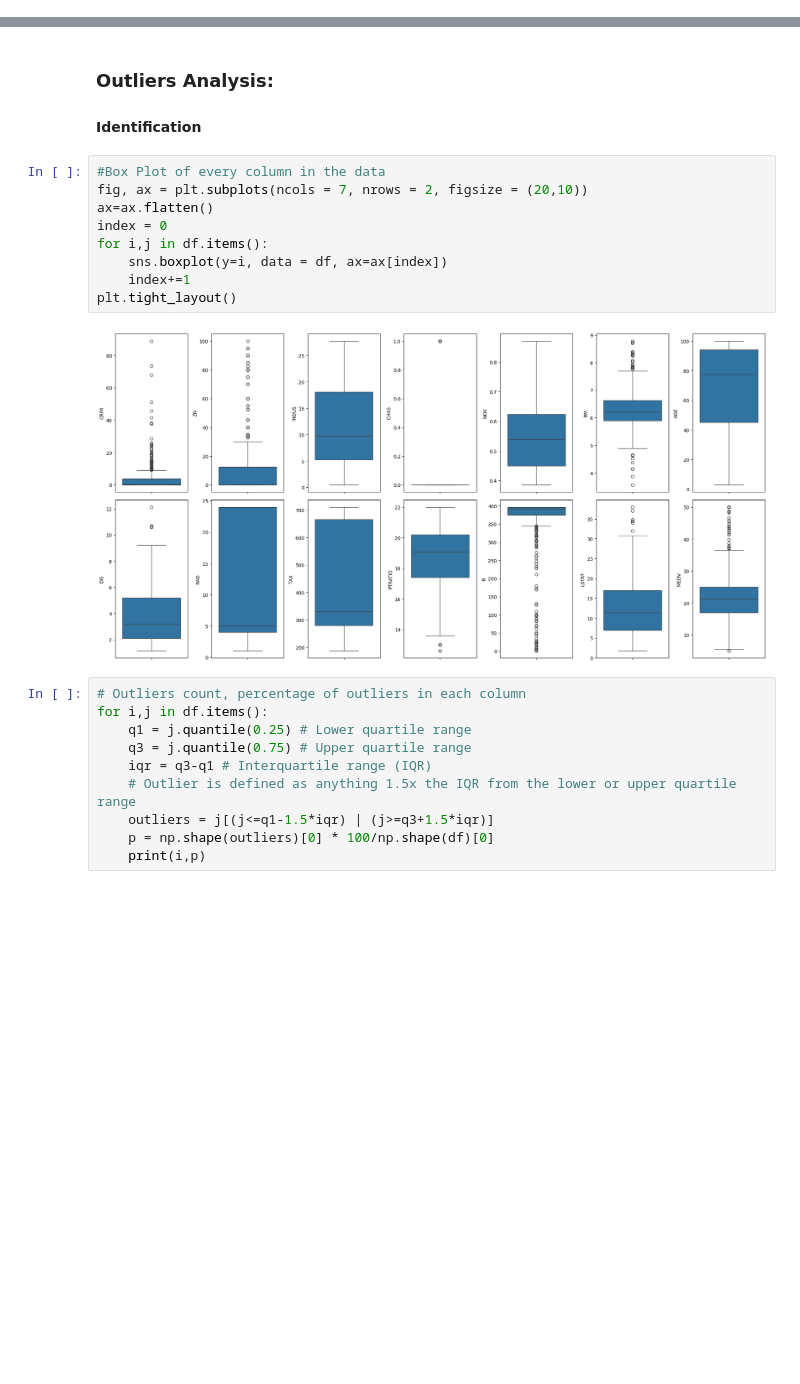
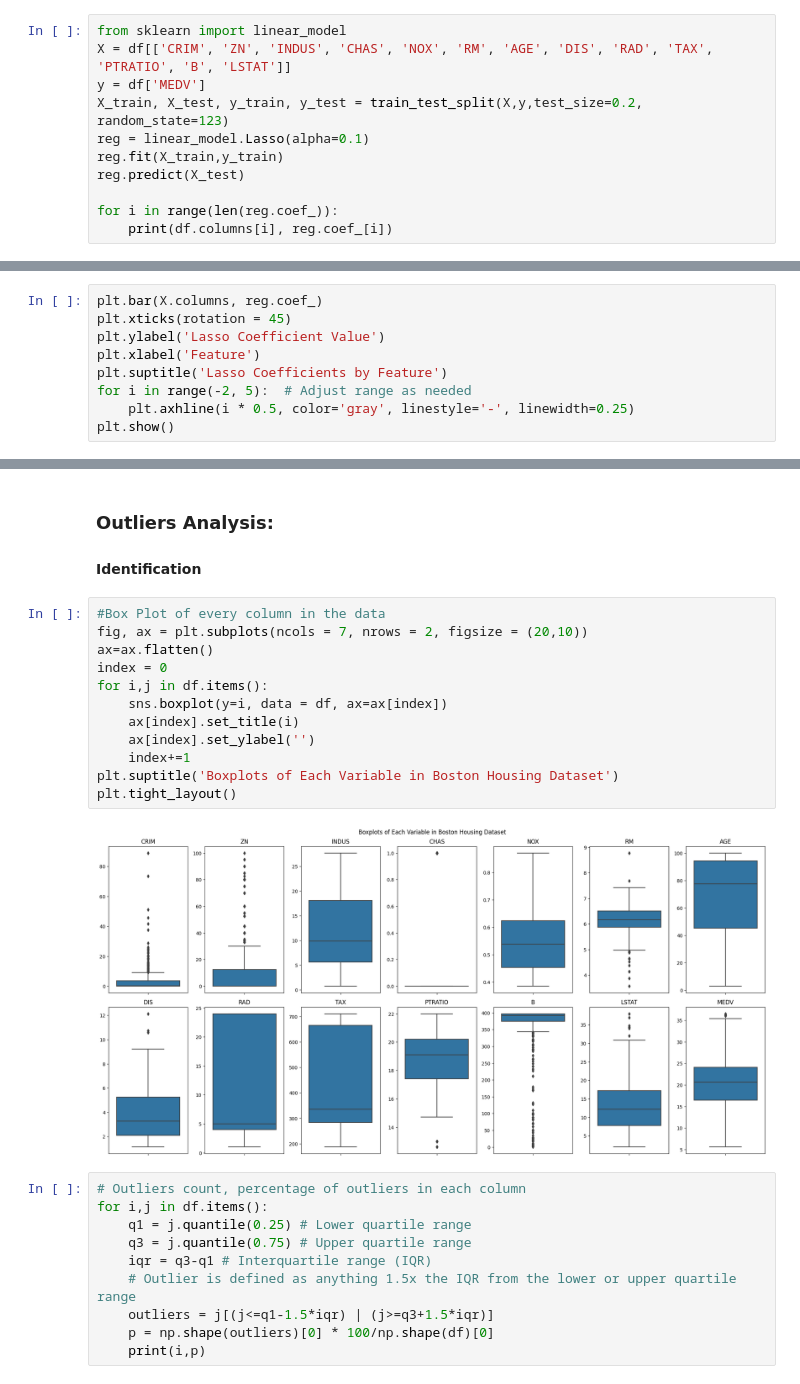
Before and after one commit to emmabland/JPM-Team-Yang, a Jupyter notebook: Final_Presentation.ipynb, the cells around one changed output, grey strips where cells are left out. Saved outputs shown, nothing was run; the diff lists cells and outputs as text; blank space fills up the shorter version.

```diff
--- a/Final_Presentation.ipynb
+++ b/Final_Presentation.ipynb
@@ -77,0 +95,11 @@ plt.show()
+# %%
+from sklearn import linear_model
+X = df[['CRIM', 'ZN', 'INDUS', 'CHAS', 'NOX', 'RM', 'AGE', 'DIS', 'RAD', 'TAX', 'PTRATIO', 'B', 'LSTAT']]
+y = df['MEDV']
+X_train, X_test, y_train, y_test = train_test_split(X,y,test_size=0.2, random_state=123)
+reg = linear_model.Lasso(alpha=0.1)
+reg.fit(X_train,y_train)
+reg.predict(X_test)
+
+for i in range(len(reg.coef_)):
+    print(df.columns[i], reg.coef_[i])
@@ -77,0 +120,9 @@ plt.show()
+# %%
+plt.bar(X.columns, reg.coef_)
+plt.xticks(rotation = 45)
+plt.ylabel('Lasso Coefficient Value')
+plt.xlabel('Feature')
+plt.suptitle('Lasso Coefficients by Feature')
+for i in range(-2, 5):  # Adjust range as needed
+    plt.axhline(i * 0.5, color='gray', linestyle='-', linewidth=0.25)
+plt.show()
@@ -88,14 +144,17 @@ plt.show()
 # %%
 #Box Plot of every column in the data
 fig, ax = plt.subplots(ncols = 7, nrows = 2, figsize = (20,10))
 ax=ax.flatten()
 index = 0
 for i,j in df.items():
     sns.boxplot(y=i, data = df, ax=ax[index])
+    ax[index].set_title(i)
+    ax[index].set_ylabel('')
     index+=1
+plt.suptitle('Boxplots of Each Variable in Boston Housing Dataset')
 plt.tight_layout()
 # %% [output]
-[figure, old version]
+[figure, new version]
 # %%
 # Outliers count, percentage of outliers in each column
 for i,j in df.items():
```
Also changed, not shown: parts of 18 cells of this notebook.
